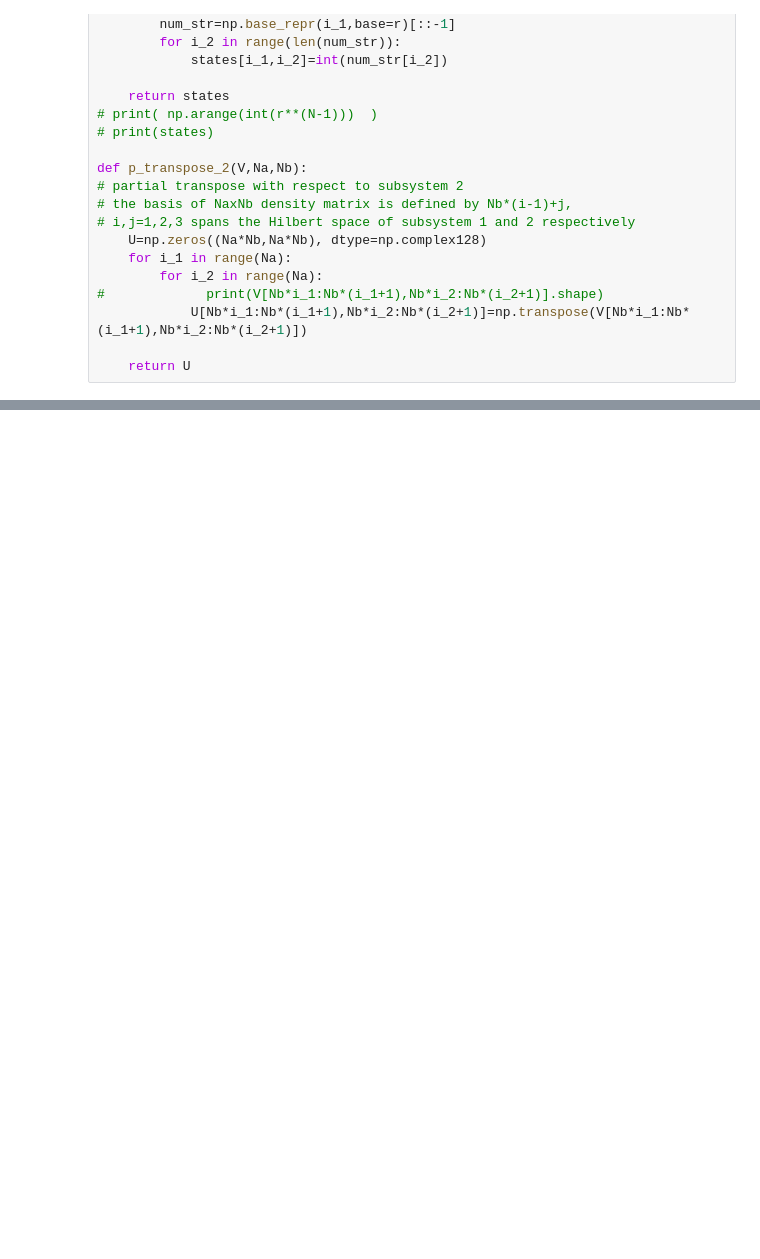
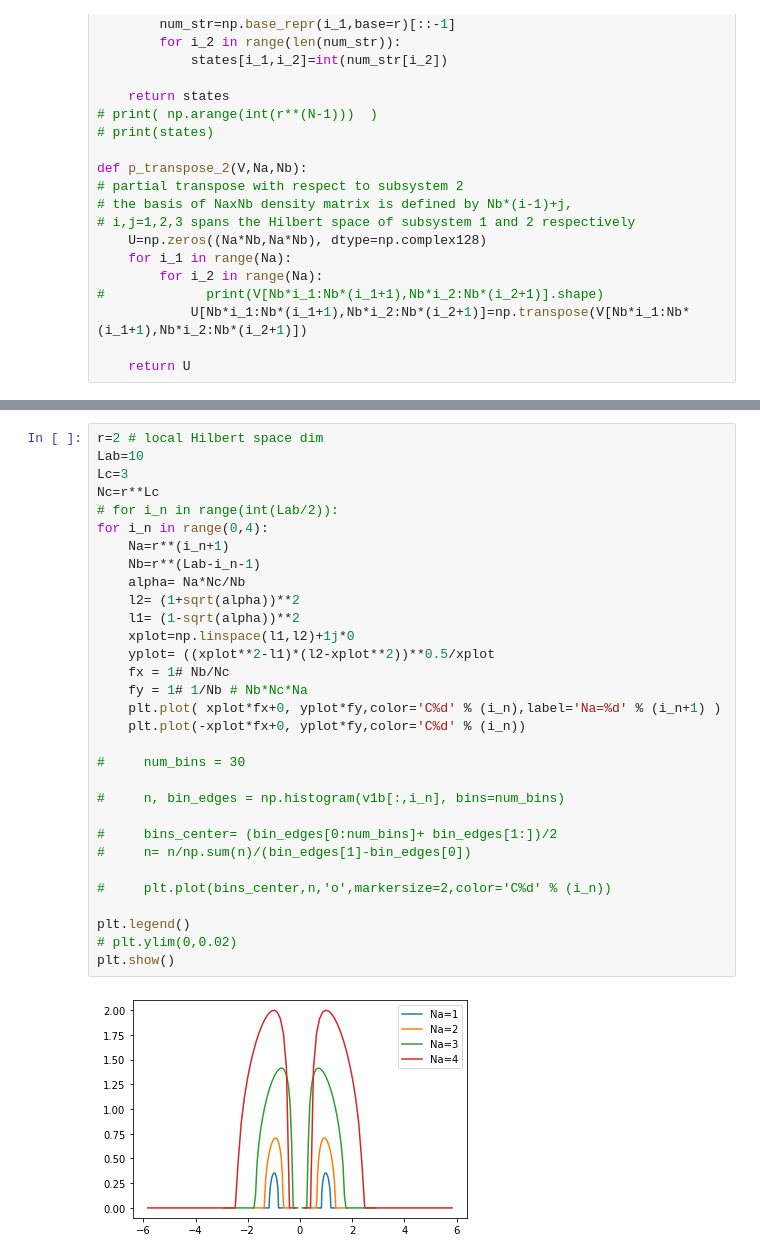
Before and after one commit to hassan-shap/RMT, a Jupyter notebook: NegSpec_Na1_Na2.ipynb, the cells around one changed output, grey strips where cells are left out. Saved outputs shown, nothing was run; the diff lists cells and outputs as text; blank space fills up the shorter version.

```diff
--- a/NegSpec_Na1_Na2.ipynb
+++ b/NegSpec_Na1_Na2.ipynb
@@ -160,0 +251,33 @@ plt.show()
+# %%
+r=2 # local Hilbert space dim
+Lab=10
+Lc=3
+Nc=r**Lc
+# for i_n in range(int(Lab/2)):
+for i_n in range(0,4):
+    Na=r**(i_n+1)
+    Nb=r**(Lab-i_n-1)
+    alpha= Na*Nc/Nb
+    l2= (1+sqrt(alpha))**2
+    l1= (1-sqrt(alpha))**2
+    xplot=np.linspace(l1,l2)+1j*0
+    yplot= ((xplot**2-l1)*(l2-xplot**2))**0.5/xplot
+    fx = 1# Nb/Nc
+    fy = 1# 1/Nb # Nb*Nc*Na
+    plt.plot( xplot*fx+0, yplot*fy,color='C%d' % (i_n),label='Na=%d' % (i_n+1) )
+    plt.plot(-xplot*fx+0, yplot*fy,color='C%d' % (i_n))
+
+#     num_bins = 30
+
+#     n, bin_edges = np.histogram(v1b[:,i_n], bins=num_bins)
+
+#     bins_center= (bin_edges[0:num_bins]+ bin_edges[1:])/2
+#     n= n/np.sum(n)/(bin_edges[1]-bin_edges[0])
+
+#     plt.plot(bins_center,n,'o',markersize=2,color='C%d' % (i_n))
+
+plt.legend()
+# plt.ylim(0,0.02)
+plt.show()
+# %% [output]
+[figure, added]
```
Also changed, not shown: parts of 10 cells of this notebook, 14 other files.
